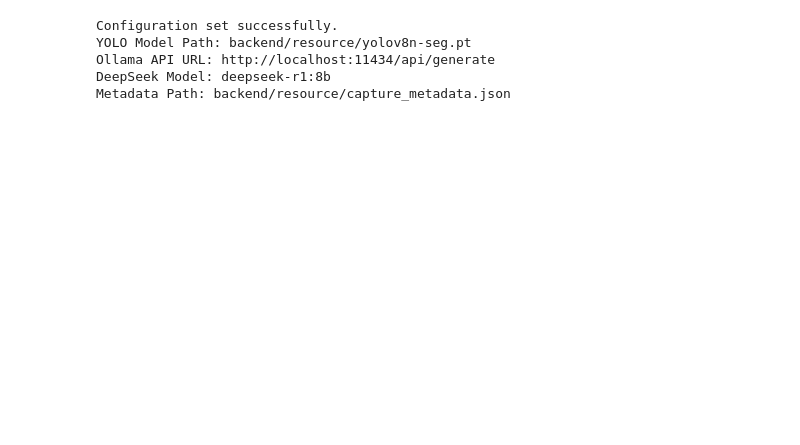
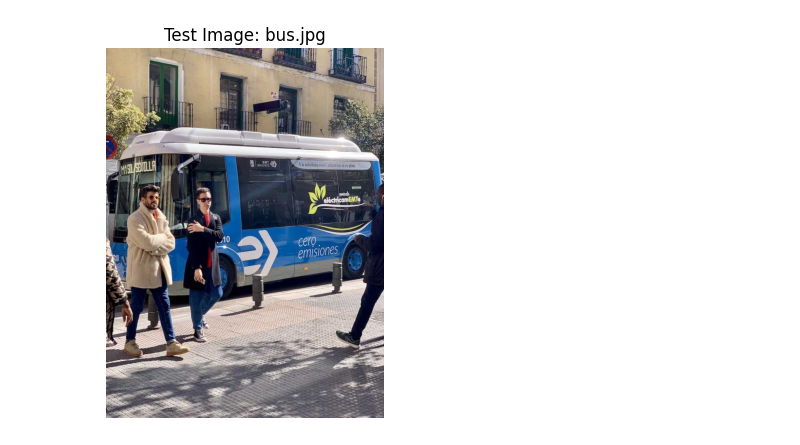
Before and after one commit to Z2nd/DeepSeek-Image-Recognition, a Jupyter notebook: app.ipynb, the cells around one changed output. Cells and saved outputs as stored; diff of their text form; code cells hidden in the pictures; blank space fills up the shorter version.

```diff
--- a/app.ipynb
+++ b/app.ipynb
@@ -1,29 +1,40 @@
 # %%
-# 'Cell 1: Imports and Configuration'
+# 导入必要的库
 import cv2
+import numpy as np
+import json
+import torch
+from ultralytics import YOLO
 import matplotlib.pyplot as plt
-from ultralytics import YOLO
-import os
+%matplotlib inline
+
+# 导入 processing_logic 模块
+import sys
+sys.path.append('backend')
 import backend.processing_logic as processing_logic
-import json
-from datetime import datetime
 
-# --- Configuration ---
-YOLO_MODEL_PATH = 'backend/resource/yolov8n-seg.pt'
-OLLAMA_API_URL = 'http://localhost:11434/api/generate'
-DEEPSEEK_MODEL_NAME = 'deepseek-r1:8b'
-TEST_IMAGE_PATH = 'backend/resource/bus.jpg'
-METADATA_PATH = 'backend/resource/capture_metadata.json'
+# 设置测试环境
+image_path = 'backend/data/bus.jpg'
+yolo_model_path = 'backend/resource/models/yolov8n-seg.pt'
+ollama_api_url = 'http://localhost:11434/api/generate'  # 模拟 API URL
+deepseek_model_name = 'deepseek-r1:8b'
 
-print("Configuration set successfully.")
-print(f"YOLO Model Path: {YOLO_MODEL_PATH}")
-print(f"Ollama API URL: {OLLAMA_API_URL}")
-print(f"DeepSeek Model: {DEEPSEEK_MODEL_NAME}")
-print(f"Metadata Path: {METADATA_PATH}")
+# 加载测试图像
+image_bgr = cv2.imread(image_path)
+if image_bgr is None:
+    raise FileNotFoundError(f"Image not found at {image_path}")
+
+# 加载 YOLO 模型
+yolo_model = YOLO(yolo_model_path)
+
+# 加载二次分类模型（模拟，使用 MobileNetV3-Small）
+secondary_model = processing_logic.load_secondary_model('mobilenet_v3_small', num_classes=4)
+
+# 显示图像以确认加载正确
+plt.imshow(cv2.cvtColor(image_bgr, cv2.COLOR_BGR2RGB))
+plt.title('Test Image: bus.jpg')
+plt.axis('off')
+plt.show()
 # %% [output]
-Configuration set successfully.
-YOLO Model Path: backend/resource/yolov8n-seg.pt
-Ollama API URL: http://localhost:11434/api/generate
-DeepSeek Model: deepseek-r1:8b
-Metadata Path: backend/resource/capture_metadata.json
+[figure, added]
 # %%
```
Also changed, not shown: parts of 5 cells of this notebook, 10 other files.
